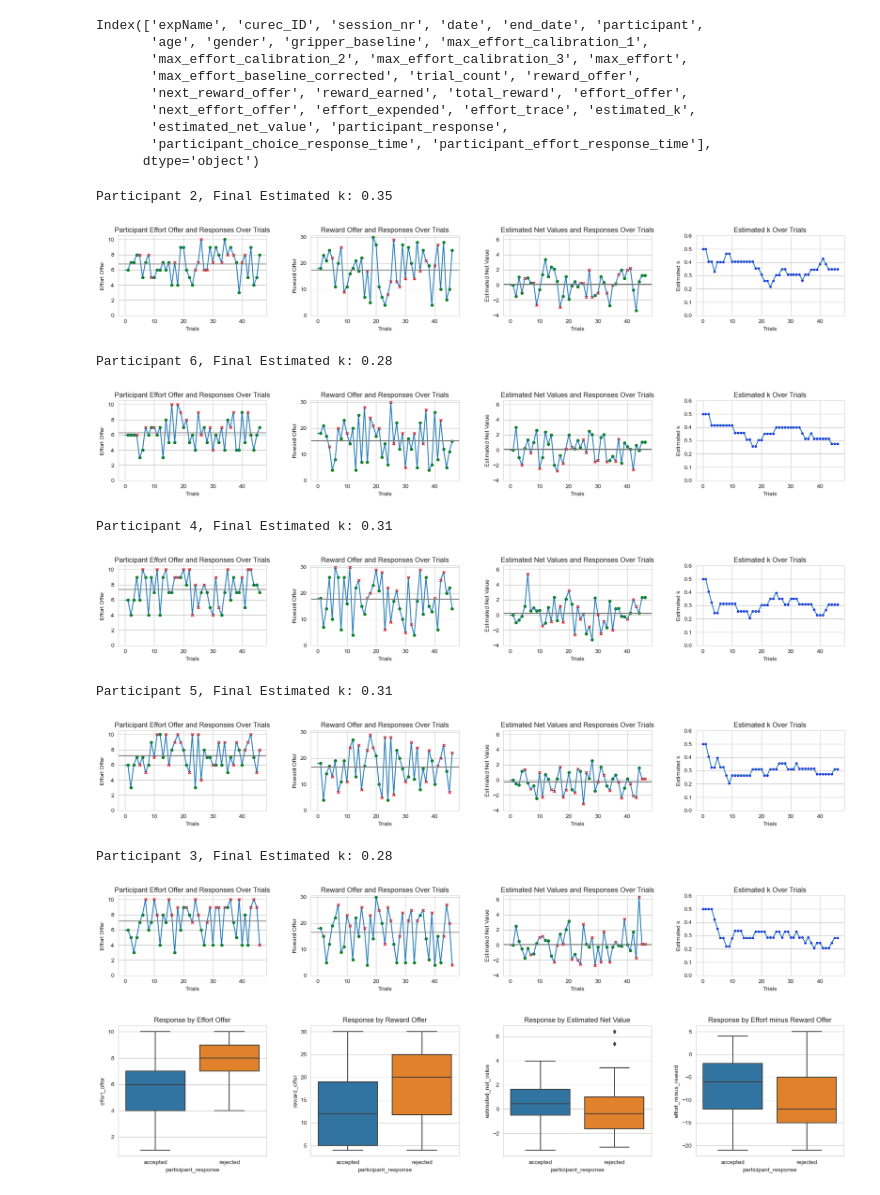
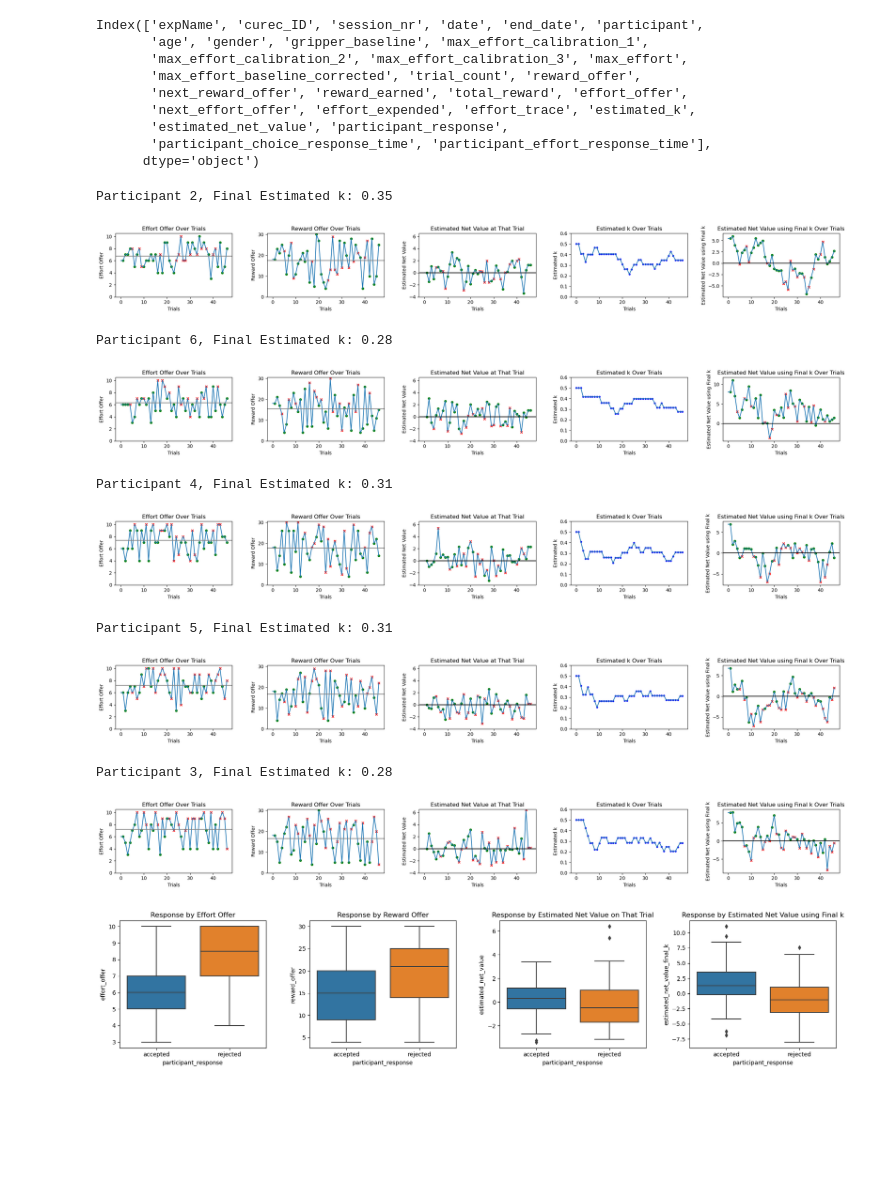
Before and after one commit to MajaFriedemann/reward-effort-task, a Jupyter notebook: pilot-staircase.ipynb, the cells around one changed output. Cells and saved outputs as stored; diff of their text form; code cells hidden in the pictures; blank space fills up the shorter version.

Commit message:
adding net value using final estimated k

```diff
--- a/pilot-staircase.ipynb
+++ b/pilot-staircase.ipynb
@@ -61,6 +31,9 @@ for file in csv_files:
 # Concatenate all DataFrames in the list into a single DataFrame
 combined_df = pd.concat(dfs, ignore_index=True)
 
+# Delete Lilian
+combined_df = combined_df[combined_df['participant'] != 1]
+
 combined_df
 # %% [output]
 |  | expName | curec_ID | session_nr | date | end_date | participant | age | gender | gripper_baseline | ... |
@@ -92,10 +86,5 @@ Index(['expName', 'curec_ID', 'session_nr', 'date', 'end_date', 'participant',
 # %%
-participants = combined_df['participant'].unique()
-
-for participant in participants:
-    # Skip Participant 1
-    if participant == 1:
-        continue
+for participant in combined_df['participant'].unique():
 
     participant_data = combined_df[combined_df['participant'] == participant]
 
@@ -105,17 +94,17 @@ for participant in participants:
     estimated_ks = participant_data['estimated_k'].values
     effort_offers = participant_data['effort_offer'].values
     reward_offers = participant_data['reward_offer'].values
-    reward_minus_effort = reward_offers - effort_offers
+    final_estimated_k = participant_data['estimated_k'].values[-1]
+    net_value_using_final_k = participant_data['estimated_net_value_final_k'].values
 
-    # Get the final estimated_k value for the participant
-    final_estimated_k = estimated_ks[-1] if len(estimated_ks) > 0 else 'N/A'
+
     print(f'Participant {participant}, Final Estimated k: {final_estimated_k:.2f}')
 
 
-    plt.figure(figsize=(18, 2.8))
+    plt.figure(figsize=(22, 2.8))
 
     # Plot for effort offers and responses over trials
-    plt.subplot(1, 4, 1)
+    plt.subplot(1, 5, 1)
     plt.plot(effort_offers, label='Effort Offer')
     plt.scatter(np.arange(len(responses)), [effort_offers[i] if res == 'accepted' else None for i, res in enumerate(responses)], color='green', marker='o', label='Accept', s=20)
     plt.scatter(np.arange(len(responses)), [effort_offers[i] if res == 'rejected' else None for i, res in enumerate(responses)], color='red', marker='x', label='Reject', s=20)
@@ -123,10 +112,10 @@ for participant in participants:
     plt.ylim([0, 10.5])
     plt.xlabel('Trials')
     plt.ylabel('Effort Offer')
-    plt.title(f'Participant Effort Offer and Responses Over Trials')
+    plt.title(f'Effort Offer Over Trials')
 
     # Plot for reward offers and responses over trials
-    plt.subplot(1, 4, 2)
+    plt.subplot(1, 5, 2)
     plt.plot(reward_offers, label='Reward Offer')
     plt.scatter(np.arange(len(responses)), [reward_offers[i] if res == 'accepted' else None for i, res in enumerate(responses)], color='green', marker='o', label='Accept', s=20)
     plt.scatter(np.arange(len(responses)), [reward_offers[i] if res == 'rejected' else None for i, res in enumerate(responses)], color='red', marker='x', label='Reject', s=20)
@@ -134,53 +123,65 @@ for participant in participants:
     plt.ylim([0, 30.5])
     plt.xlabel('Trials')
     plt.ylabel('Reward Offer')
-    plt.title(f'Reward Offer and Responses Over Trials')
+    plt.title(f'Reward Offer Over Trials')
 
     # # Plot for "Reward minus Effort" over trials
     # plt.subplot(1, 5, 3)
     # plt.plot(reward_minus_effort, label='Reward minus Effort')
     # plt.scatter(np.arange(len(responses)), [reward_minus_effort[i] if res == 'accepted' else None for i, res in enumerate(responses)], color='green', marker='o', label='Accept', s=20)
     # plt.scatter(np.arange(len(responses)), [reward_minus_effort[i] if res == 'rejected' else None for i, res in enumerate(responses)], color='red', marker='x', label='Reject', s=20)
     # plt.axhline(y=np.mean(reward_minus_effort), color='grey', linestyle='-')
     # plt.ylim([-0.5, 22])
     # plt.xlabel('Trials')
     # plt.ylabel('Reward minus Effort')
     # plt.title(f'Reward minus Effort Over Trials')
 
     # Plot for estimated net values and responses over trials
-    plt.subplot(1, 4, 3)
-    plt.plot(estimated_net_values, label='Estimated Net Values')
+    plt.subplot(1, 5, 3)
+    plt.plot(estimated_net_values, label='Estimated Net Values at That Trial')
     plt.scatter(np.arange(len(responses)), [estimated_net_values[i] if res == 'accepted' else None for i, res in enumerate(responses)], color='green', marker='o', label='Accept', s=20)
     plt.scatter(np.arange(len(responses)), [estimated_net_values[i] if res == 'rejected' else None for i, res in enumerate(responses)], color='red', marker='x', label='Reject', s=20)
-    plt.axhline(y=np.mean(estimated_net_values), color='grey', linestyle='-')
+    plt.axhline(y=0, color='black', linestyle='-')
     plt.ylim([-4, 6.5])
     plt.xlabel('Trials')
     plt.ylabel('Estimated Net Value')
-    plt.title(f'Estimated Net Values and Responses Over Trials')
+    plt.title(f'Estimated Net Value at That Trial')
 
     # Plot for estimated k over trials with blue points for all responses
-    plt.subplot(1, 4, 4)
+    plt.subplot(1, 5, 4)
     plt.plot(estimated_ks, label='Estimated k')
     plt.scatter(np.arange(len(responses)), estimated_ks, color='blue', marker='o', s=10)
     plt.ylim([0, 0.6])
     plt.xlabel('Trials')
     plt.ylabel('Estimated k')
     plt.title(f'Estimated k Over Trials')
 
+    # Plot for estimated net values with final k and responses over trials
+    plt.subplot(1, 5, 5)
+    plt.plot(net_value_using_final_k, label='Estimated Net Values Using Final k')
+    plt.scatter(np.arange(len(responses)), [net_value_using_final_k[i] if res == 'accepted' else None for i, res in enumerate(responses)], color='green', marker='o', label='Accept', s=20)
+    plt.scatter(np.arange(len(responses)), [net_value_using_final_k[i] if res == 'rejected' else None for i, res in enumerate(responses)], color='red', marker='x', label='Reject', s=20)
+    plt.axhline(y=0, color='black', linestyle='-')
+    #plt.ylim([-4, 6.5])
+    plt.xlabel('Trials')
+    plt.ylabel('Estimated Net Value using Final k')
+    plt.title(f'Estimated Net Value using Final k Over Trials')
+
+
     plt.tight_layout()
     plt.subplots_adjust(wspace=0.3)
     plt.show()
 # %% [output]
 Participant 2, Final Estimated k: 0.35
-[figure, old version]
+[figure, new version]
 Participant 6, Final Estimated k: 0.28
-[figure, old version]
+[figure, new version]
 Participant 4, Final Estimated k: 0.31
-[figure, old version]
+[figure, new version]
 Participant 5, Final Estimated k: 0.31
-[figure, old version]
+[figure, new version]
 Participant 3, Final Estimated k: 0.28
-[figure, old version]
+[figure, new version]
 # %%
 # Calculate "Effort Offer minus Reward Offer" and add it as a new column
 combined_df['effort_minus_reward'] = combined_df['effort_offer'] - combined_df['reward_offer']
@@ -198,14 +199,14 @@ axes[1].set_title('Response by Reward Offer')
 
 # Plot for Estimated Net Value
 sns.boxplot(x="participant_response", y="estimated_net_value", data=combined_df, ax=axes[2])
-axes[2].set_title('Response by Estimated Net Value')
+axes[2].set_title('Response by Estimated Net Value on That Trial')
 
-# Plot for Effort Offer minus Reward Offer
-sns.boxplot(x="participant_response", y="effort_minus_reward", data=combined_df, ax=axes[3])
-axes[3].set_title('Response by Effort minus Reward Offer')
+# Plot for Estimated Net Value using Final k
+sns.boxplot(x="participant_response", y="estimated_net_value_final_k", data=combined_df, ax=axes[3])
+axes[3].set_title('Response by Estimated Net Value using Final k')
 
 plt.tight_layout()
 plt.subplots_adjust(wspace=0.3)
 plt.show()
 # %% [output]
-[figure, old version]
+[figure, new version]
```
Also changed, not shown: parts of 3 cells of this notebook, 1 other file.
